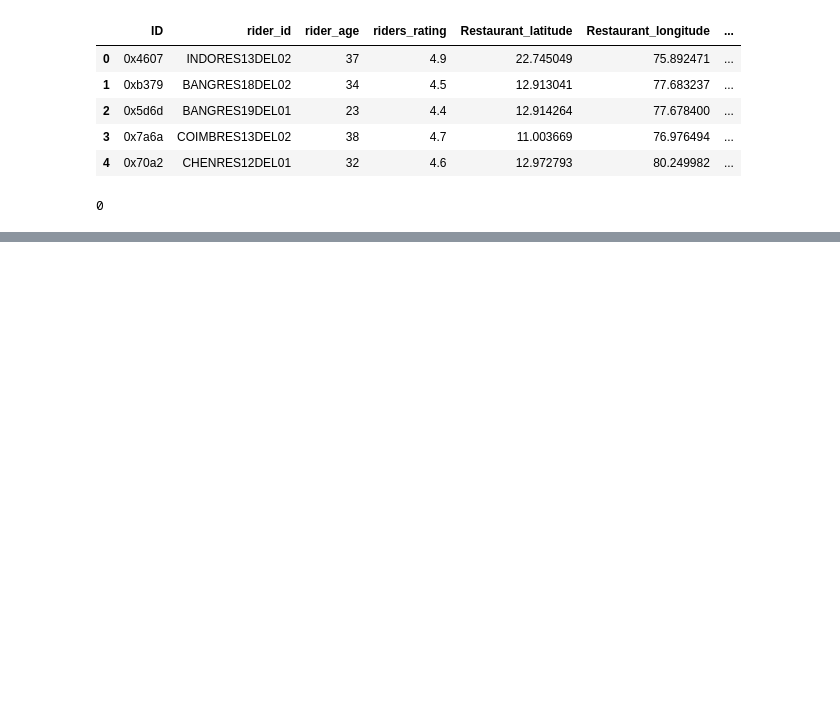
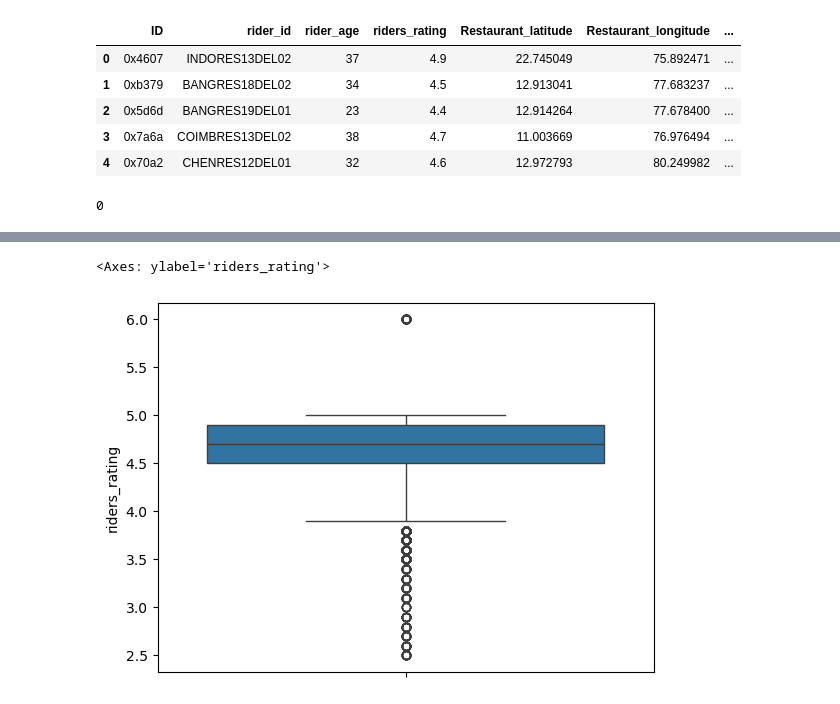
Before and after one commit to rabin20-04/delivery_time_prediction, a Jupyter notebook: delivery_t_pred.ipynb, the cells around one changed output, grey strips where cells are left out. Cells and saved outputs as stored; diff of their text form; code cells hidden in the pictures; blank space fills up the shorter version.

```diff
--- a/delivery_t_pred.ipynb
+++ b/delivery_t_pred.ipynb
@@ -327,0 +386,3 @@ cleaned_df.sample()
+# %%
+cleaned_df = cleaned_df[cleaned_df["rider_age"] >= 18]
+cleaned_df.sample()
@@ -327,0 +392,3 @@ cleaned_df.sample()
+# %%
+cleaned_df["riders_rating"] = cleaned_df["riders_rating"].astype(float)
+cleaned_df["riders_rating"].describe()
@@ -327,0 +405,5 @@ cleaned_df.sample()
+# %%
+sns.boxplot(cleaned_df["riders_rating"])
+# %% [output]
+<Axes: ylabel='riders_rating'>
+[figure, added]
```
Also changed, not shown: parts of 18 cells of this notebook.
